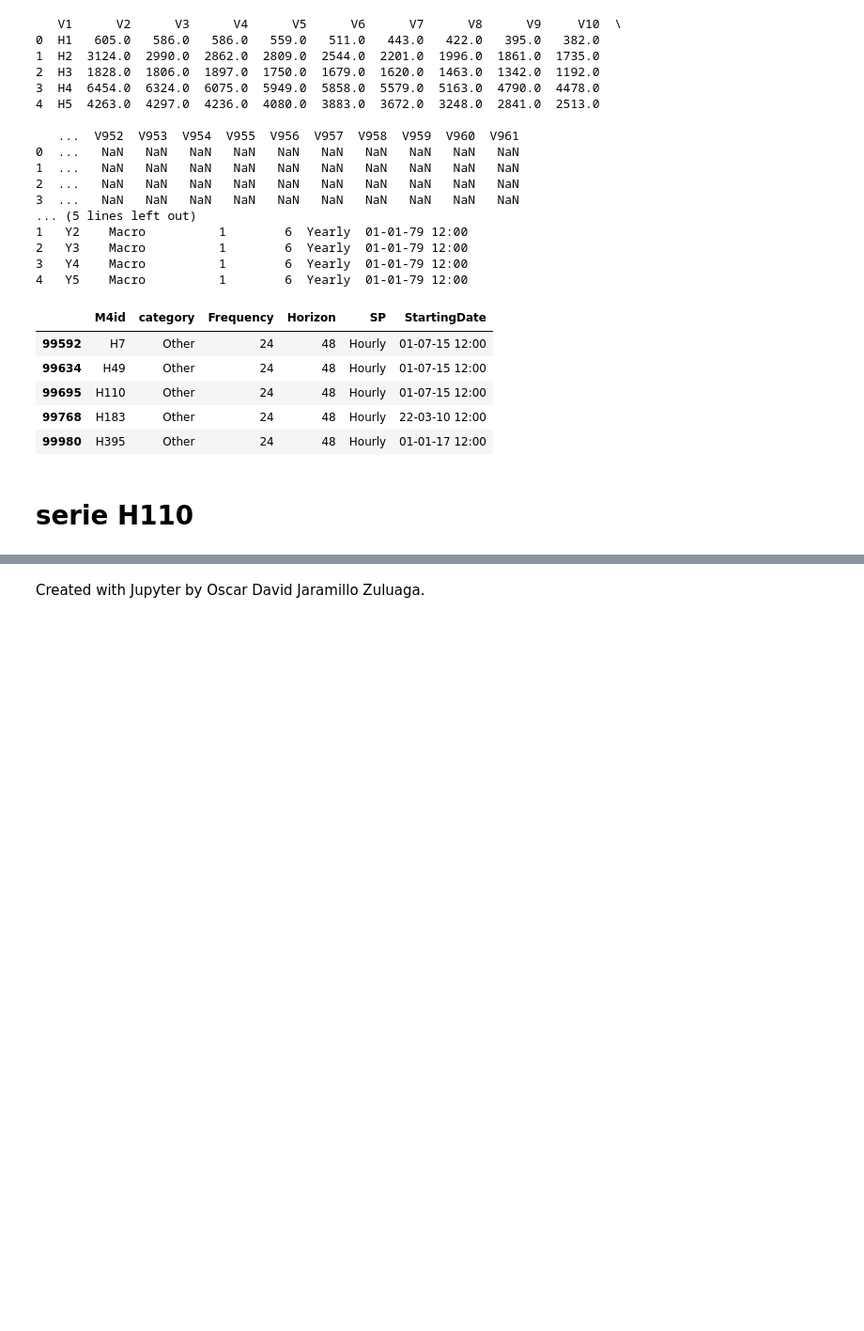
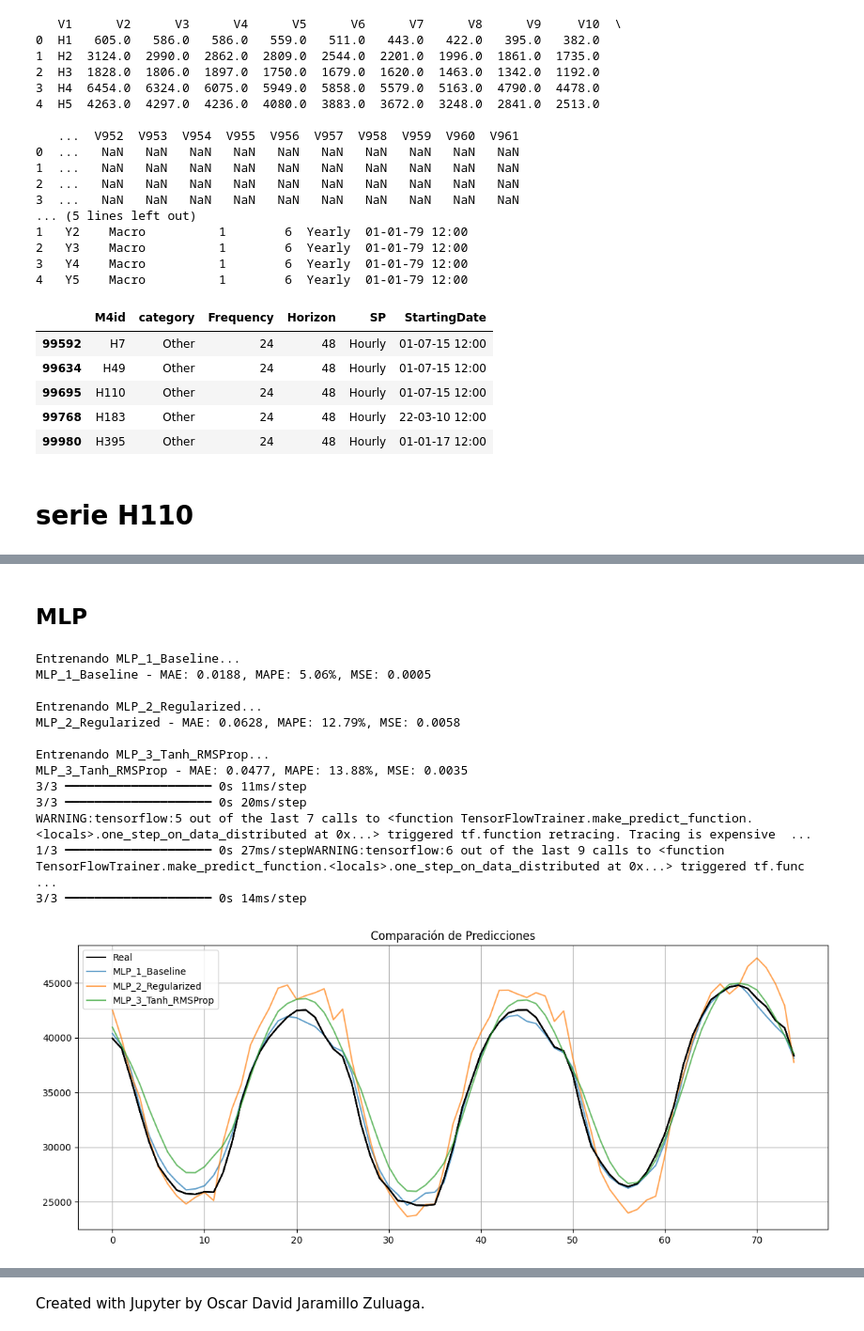
Before and after one commit to dafnetamayo/examen2MNL, a Jupyter notebook: Examen_Tema 2-2025-I/univariate/Examen2_Tema2.ipynb, the cells around one changed output, grey strips where cells are left out. Shown at 94% size. Saved outputs shown, nothing was run; the diff lists cells and outputs as text; code cells hidden in the pictures; blank space fills up the shorter version.

Commit message:
modelos MLP y casi CNN

```diff
--- a/Examen_Tema 2-2025-I/univariate/Examen2_Tema2.ipynb
+++ b/Examen_Tema 2-2025-I/univariate/Examen2_Tema2.ipynb
@@ -336,0 +395,2 @@ for sid in series_list:
+# %% [markdown]
+## MLP
@@ -336,0 +446,60 @@ for sid in series_list:
+# %%
+def train_and_evaluate_models(X_train, y_train, X_val, y_val, X_test, y_test, n_steps, min_val, max_val):
+    models = {
+        "MLP_1_Baseline": build_mlp_1(n_steps),
+        "MLP_2_Regularized": build_mlp_2(n_steps),
+        "MLP_3_Tanh_RMSProp": build_mlp_3(n_steps)
+    }
+
+    results = {}
+
+    for name, model in models.items():
+        print(f"\nEntrenando {name}...")
+        history = model.fit(X_train, y_train, validation_data=(X_val, y_val),
+                            epochs=50, batch_size=32, verbose=0)
+
+        loss, mae, mape, mse = model.evaluate(X_test, y_test, verbose=0)
+
+        results[name] = {
+            "model": model,
+            "history": history,
+            "MAE": mae,
+            "MAPE": mape,
+            "MSE": mse
+        }
+
+        print(f"{name} - MAE: {mae:.4f}, MAPE: {mape:.2f}%, MSE: {mse:.4f}")
+
+    return results
+# %%
+def plot_results(results, X_test, y_test, min_val, max_val):
+    plt.figure(figsize=(12, 5))
+    for name, data in results.items():
+        preds = data["model"].predict(X_test).flatten()
+        preds_denorm = preds * (max_val - min_val) + min_val
+        y_test_denorm = y_test * (max_val - min_val) + min_val
+        plt.plot(y_test_denorm[:100], label='Real' if name == "MLP_1_Baseline" else "", color='black')
+        plt.plot(preds_denorm[:100], label=name, alpha=0.7)
+    plt.title("Comparación de Predicciones")
+    plt.legend()
+    plt.tight_layout()
+    plt.grid(True)
+    plt.show()
+# %%
+results = train_and_evaluate_models(X_train, y_train, X_val, y_val, X_test, y_test, n_steps, min_val, max_val)
+plot_results(results, X_test, y_test, min_val, max_val)
+# %% [output]
+Entrenando MLP_1_Baseline...
+MLP_1_Baseline - MAE: 0.0188, MAPE: 5.06%, MSE: 0.0005
+
+Entrenando MLP_2_Regularized...
+MLP_2_Regularized - MAE: 0.0628, MAPE: 12.79%, MSE: 0.0058
+
+Entrenando MLP_3_Tanh_RMSProp...
+MLP_3_Tanh_RMSProp - MAE: 0.0477, MAPE: 13.88%, MSE: 0.0035
+3/3 ━━━━━━━━━━━━━━━━━━━━ 0s 11ms/step
+3/3 ━━━━━━━━━━━━━━━━━━━━ 0s 20ms/step
+WARNING:tensorflow:5 out of the last 7 calls to <function TensorFlowTrainer.make_predict_function.<locals>.one_step_on_data_distributed at 0x...> triggered tf.function retracing. Tracing is expensive  ...
+1/3 ━━━━━━━━━━━━━━━━━━━━ 0s 27ms/stepWARNING:tensorflow:6 out of the last 9 calls to <function TensorFlowTrainer.make_predict_function.<locals>.one_step_on_data_distributed at 0x...> triggered tf.func ...
+3/3 ━━━━━━━━━━━━━━━━━━━━ 0s 14ms/step
+[figure, added]
```
Also changed, not shown: parts of 38 cells of this notebook.
